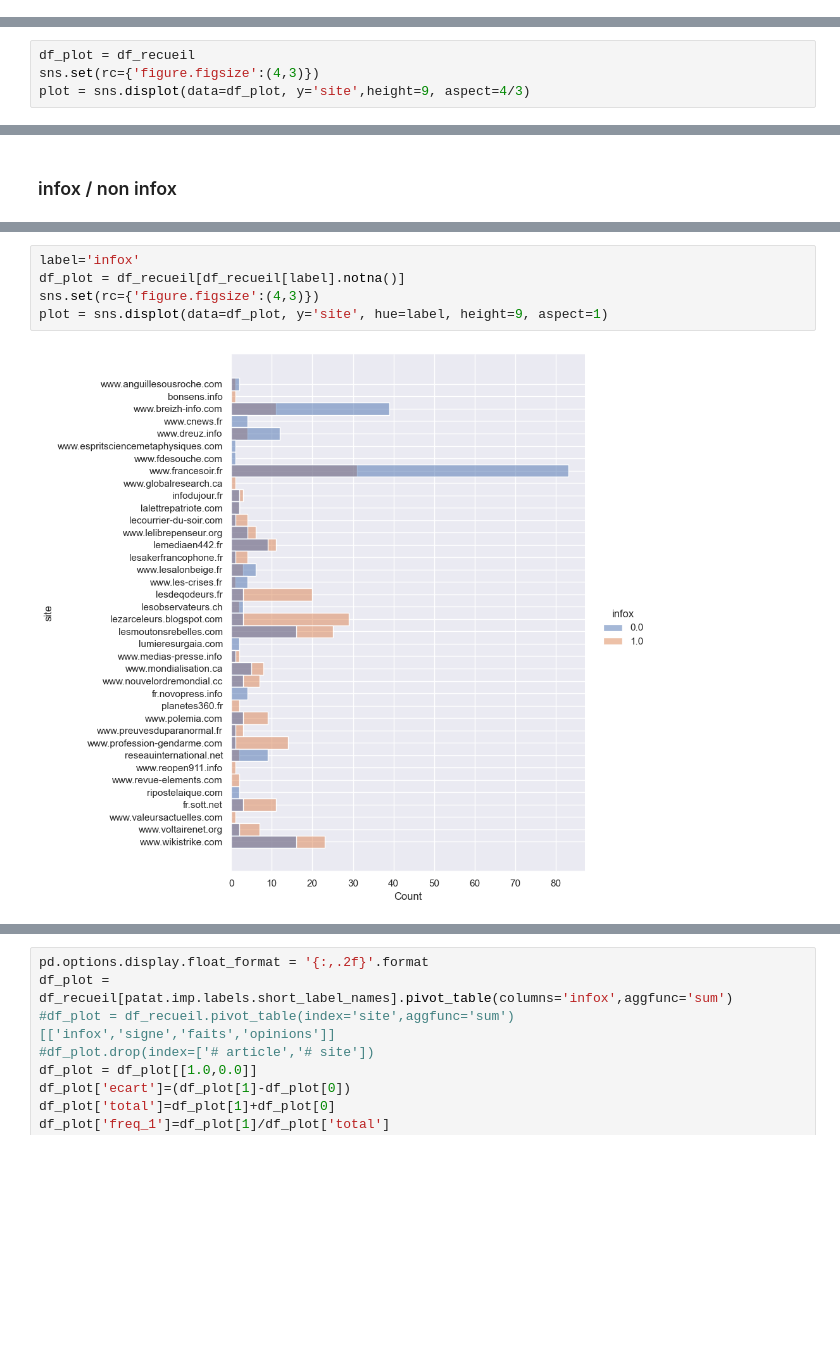
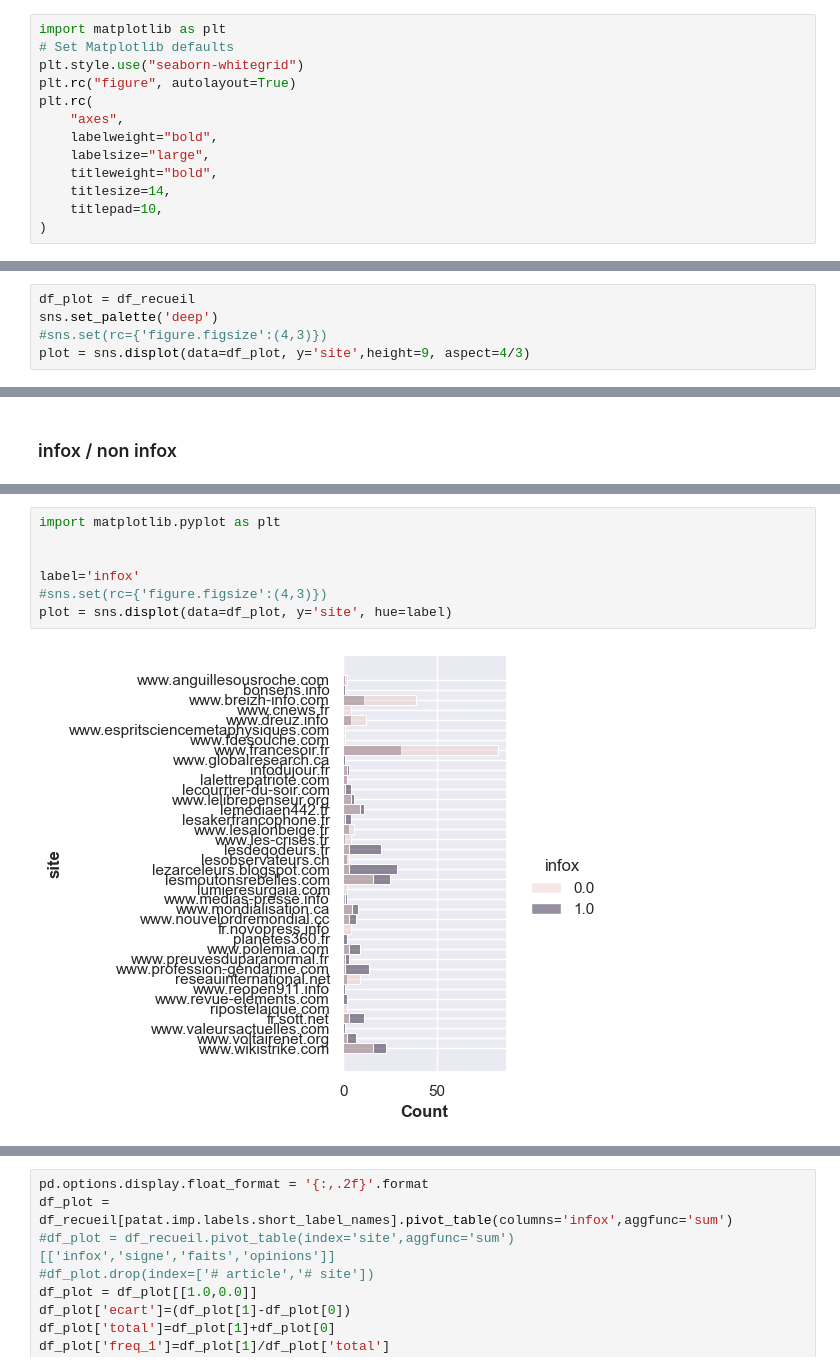
Before and after one commit to fmaine/notebooks, a Jupyter notebook: Experiences/221023-RecueilGraphs.ipynb, the cells around one changed output, grey strips where cells are left out. Saved outputs shown, nothing was run; the diff lists cells and outputs as text; blank space fills up the shorter version.

```diff
--- a/Experiences/221023-RecueilGraphs.ipynb
+++ b/Experiences/221023-RecueilGraphs.ipynb
@@ -144,11 +144,25 @@ df_recueil
 # %% [markdown]
 ## Expérience
 ---
+# %%
+import matplotlib as plt
+# Set Matplotlib defaults
+plt.style.use("seaborn-whitegrid")
+plt.rc("figure", autolayout=True)
+plt.rc(
+    "axes",
+    labelweight="bold",
+    labelsize="large",
+    titleweight="bold",
+    titlesize=14,
+    titlepad=10,
+)
 # %% [markdown]
 ### Distribution sites
 # %%
 df_plot = df_recueil
-sns.set(rc={'figure.figsize':(4,3)})
+sns.set_palette('deep')
+#sns.set(rc={'figure.figsize':(4,3)})
 plot = sns.displot(data=df_plot, y='site',height=9, aspect=4/3)
 # %% [output]
 [figure]
@@ -157,7 +187,9 @@ plot = sns.displot(data=df_plot, y='site',height=9, aspect=4/3)
 # %%
+import matplotlib.pyplot as plt
+
+
 label='infox'
-df_plot = df_recueil[df_recueil[label].notna()]
-sns.set(rc={'figure.figsize':(4,3)})
-plot = sns.displot(data=df_plot, y='site', hue=label, height=9, aspect=1)
+#sns.set(rc={'figure.figsize':(4,3)})
+plot = sns.displot(data=df_plot, y='site', hue=label)
 # %% [output]
-[figure, old version]
+[figure, new version]
```
Also changed, not shown: parts of 9 cells of this notebook, 3 other files.
